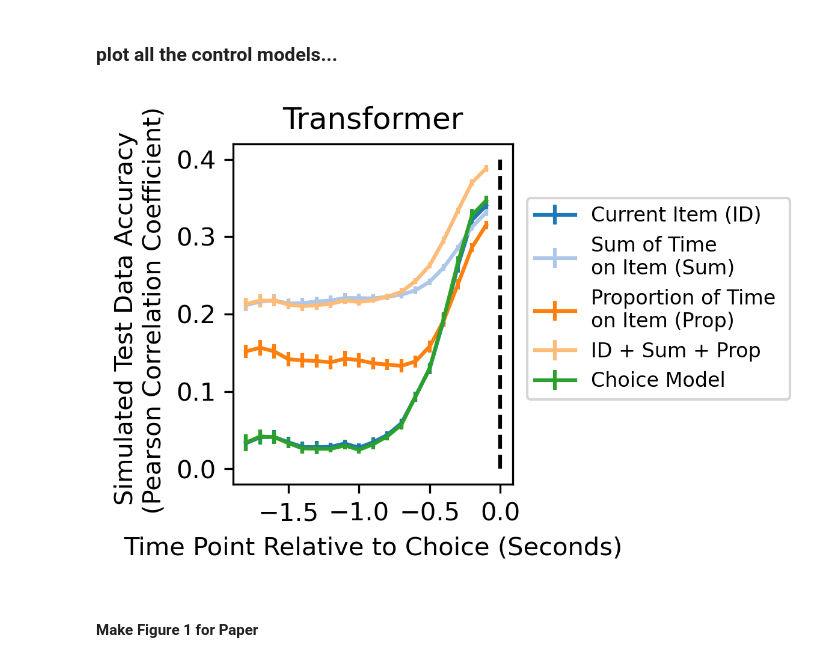
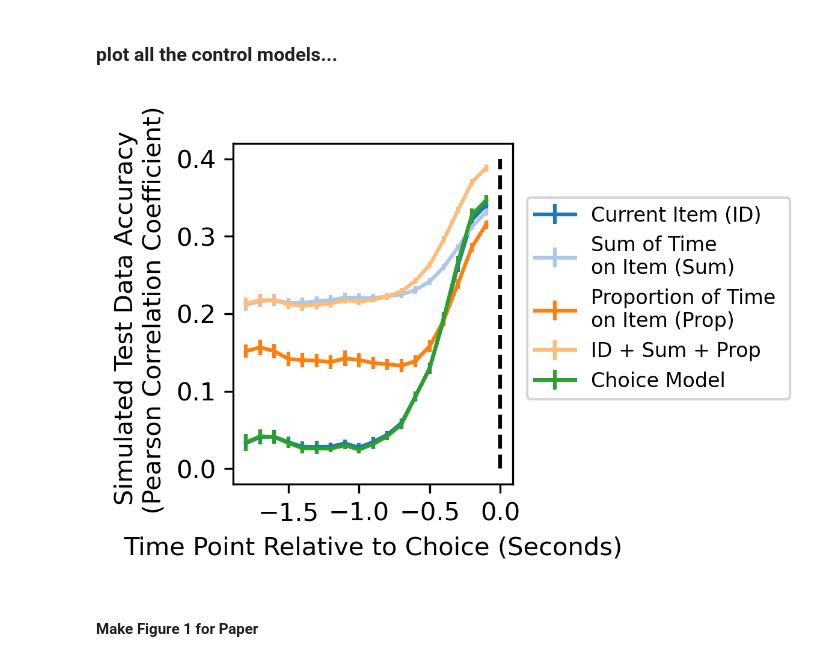
Before and after one commit to evanrussek/RNNs, a Jupyter notebook: MakeFigures.ipynb, the cells around one changed output. Drawn from its saved outputs; the diff is of its cells as text; code cells hidden in the pictures.

```diff
--- a/MakeFigures.ipynb
+++ b/MakeFigures.ipynb
@@ -184,36 +184,34 @@ train_name = train_names[0]
 these_fu = ['ID', 'sum', 'prop', 'all']
 fu_names = ['Current Item (ID)', 'Sum of Time \non Item (Sum)', 'Proportion of Time \non Item (Prop)', 'ID + Sum + Prop']
 
 fig,ax = plt.subplots(1, figsize = (2,2.5), dpi = 300, sharex = True, sharey = True)
-
-ax.set_title(model_name)
 
 these_tps = np.arange(-18,0,1)/10
 # do the fix_only model...
 
 for fu_idx, fu in enumerate(['ID', 'sum', 'prop', 'all']):
     mn_r_by_n_back_c, sem_r_c = get_correlation_results_control(fu, c_d_model, c_sim_lr, 0, 5e5, 0, c_dropout, which_r_sim = 'r_sim_by_n_back', n_runs = 20)
     ax.errorbar(these_tps,np.flip(mn_r_by_n_back_c[:-1]), yerr = np.flip(sem_r_c[:-1]), label = fu_names[fu_idx], color = colors[fu_idx])
 
 # choice then fix...
 mn_r_by_n_back_c, sem_r_c = get_correlation_results(model_name, train_name, which_r_sim = 'r_sim_by_n_back', choice_then_fix = True, n_runs = 20)
 ax.errorbar(these_tps,np.flip(mn_r_by_n_back_c[:-1]), yerr = np.flip(sem_r_c[:-1]), label = 'Choice Model', color = colors[fu_idx+1])
 ax.set_xticks([-1.5, -1, -.5, 0])
 ax.vlines(x=[0], ymin=0, ymax=.4, color='k', ls = '--')
 
 
 ax.legend(fontsize=8, loc = (1.05,.25))
 
 # ax[0].set_ylim(0,.8)
 ax.set_ylabel('Simulated Test Data Accuracy \n (Pearson Correlation Coefficient)');
 ax.set_xlabel('Time Point Relative to Choice (Seconds)')
 
 
 
 plt.savefig("paper_figs/Train_Sim_Test_Sim_All_Models_Control_Models.svg", format='svg', transparent=True,  bbox_inches='tight',pad_inches=0)
 plt.savefig("paper_figs/Train_Sim_Test_Sim_All_Models_Control_Models.png", format='png', transparent=True,  bbox_inches='tight',pad_inches=0)
 # %% [output]
-[figure, old version]
+[figure, new version]
 # %% [markdown]
 #### Make Figure 1 for Paper
 # %%
```
Also changed, not shown: parts of 3 cells of this notebook, 47 other files.
